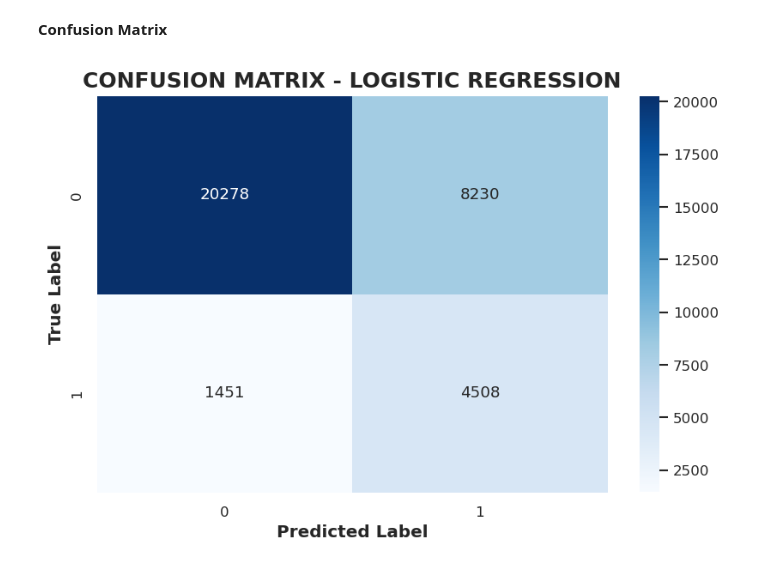
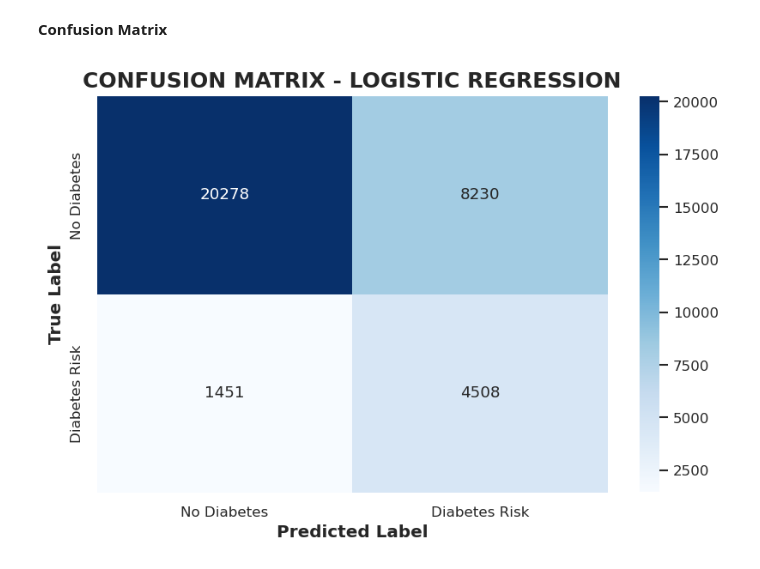
Before and after one commit to Nhungktn/Diabetes-Risk-Prediction, a Jupyter notebook: Diabetes_Risk_Prediction.ipynb, the cells around one changed output. Saved outputs shown, nothing was run; the diff lists cells and outputs as text; code cells hidden in the pictures.

```diff
--- a/Diabetes_Risk_Prediction.ipynb
+++ b/Diabetes_Risk_Prediction.ipynb
@@ -833,19 +873,21 @@ weighted avg       0.83      0.72      0.75     34467
 # %%
 from sklearn.metrics import confusion_matrix
 
 cm = confusion_matrix(y_val, y_pred_log)
 
 sns.heatmap(
     cm,
     annot=True,
     fmt="d",
-    cmap="Blues"
+    cmap="Blues",
+    xticklabels=["No Diabetes", "Diabetes Risk"],
+    yticklabels=["No Diabetes", "Diabetes Risk"]
 )
 
 plt.title("CONFUSION MATRIX - LOGISTIC REGRESSION")
 plt.xlabel("Predicted Label")
 plt.ylabel("True Label")
 
 plt.show()
 # %% [output]
-[figure, old version]
+[figure, new version]
```
Also changed, not shown: parts of 52 cells of this notebook.
